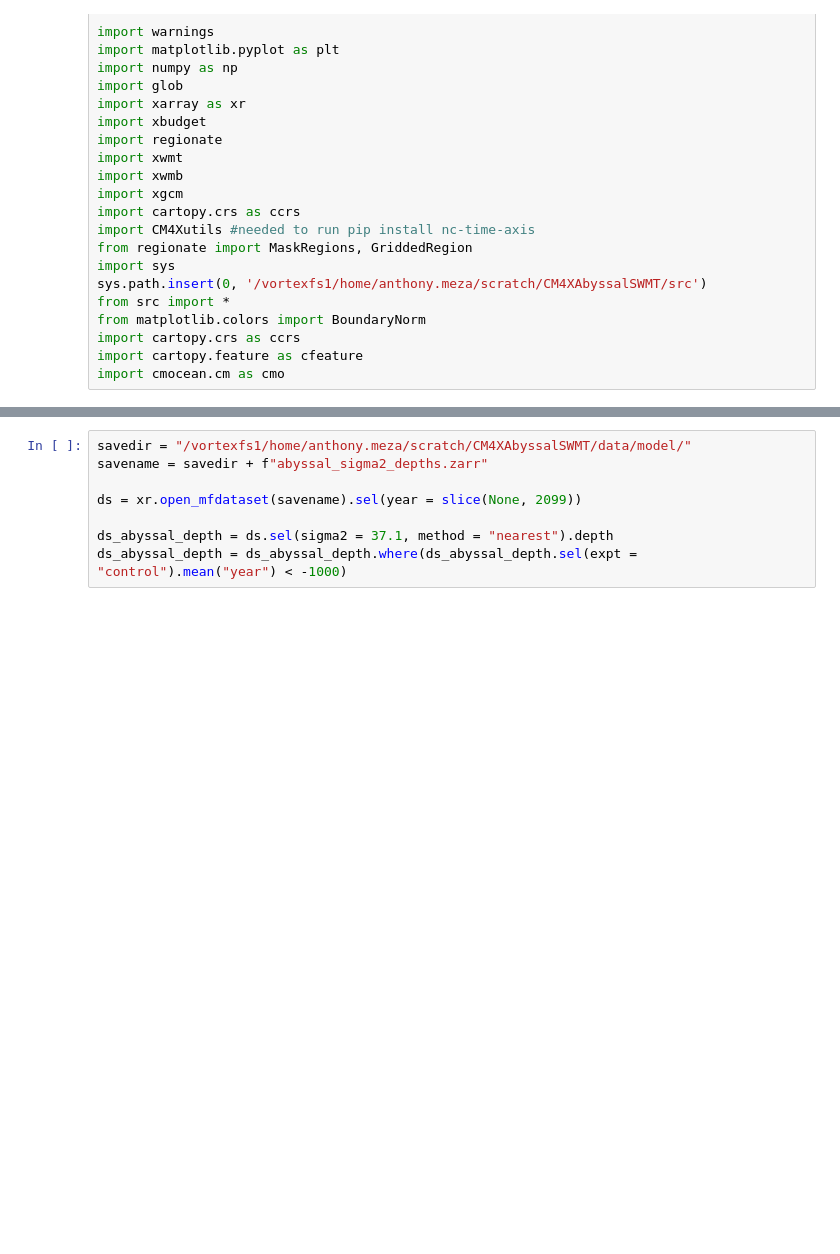
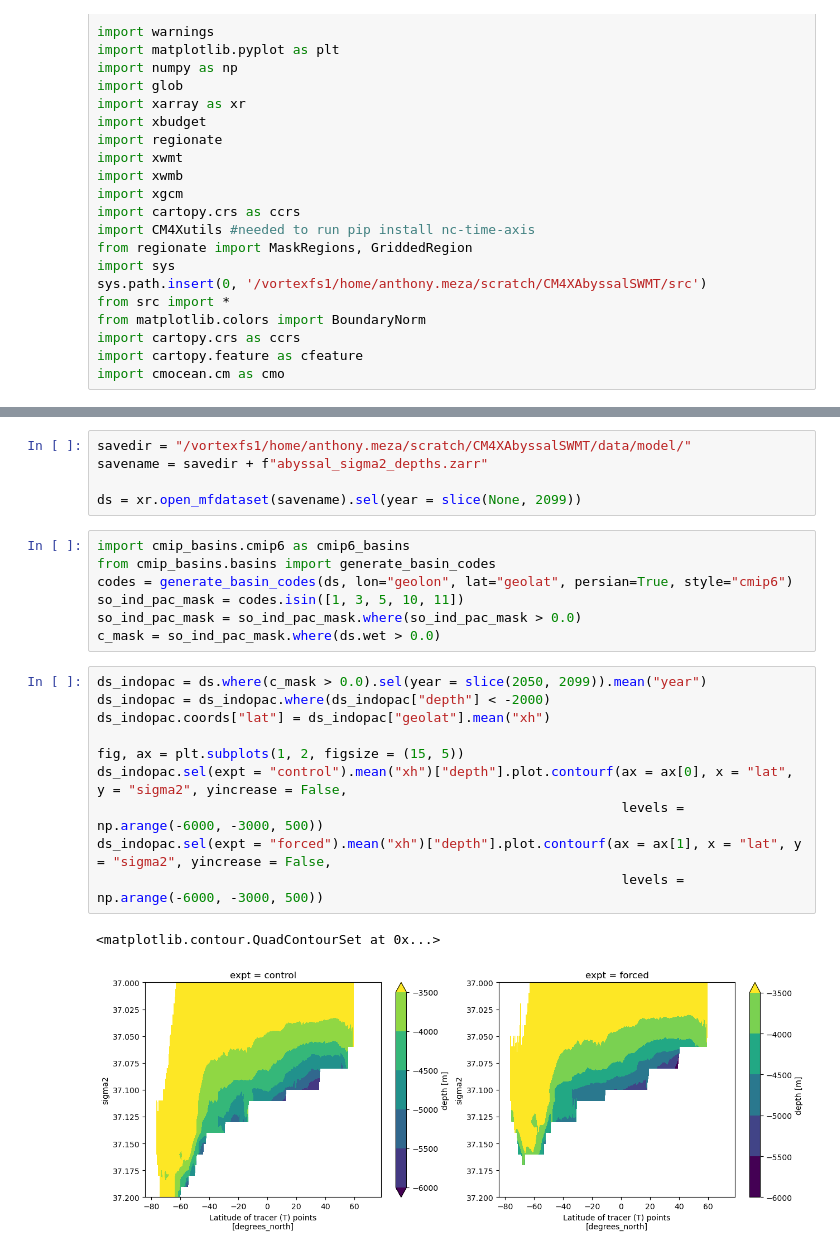
Before and after one commit to anthony-meza/CM4XAbyssalSWMT, a Jupyter notebook: notebooks/2p.plotting_IsopycnalDepth_divergence.ipynb, the cells around one changed output, grey strips where cells are left out. Drawn from its saved outputs; the diff is of its cells as text; blank space fills up the shorter version.

```diff
--- a/notebooks/2p.plotting_IsopycnalDepth_divergence.ipynb
+++ b/notebooks/2p.plotting_IsopycnalDepth_divergence.ipynb
@@ -48,8 +48,25 @@ new dependencies: frozenset({('getitem-mean_chunk-open_dataset-depth-mean_combin
-# %%
-savedir = "/vortexfs1/home/anthony.meza/scratch/CM4XAbyssalSWMT/data/model/"
-savename = savedir + f"abyssal_sigma2_depths.zarr"
-
-ds = xr.open_mfdataset(savename).sel(year = slice(None, 2099))
-
-ds_abyssal_depth = ds.sel(sigma2 = 37.1, method = "nearest").depth
-ds_abyssal_depth = ds_abyssal_depth.where(ds_abyssal_depth.sel(expt = "control").mean("year") < -1000)
+# %%
+savedir = "/vortexfs1/home/anthony.meza/scratch/CM4XAbyssalSWMT/data/model/"
+savename = savedir + f"abyssal_sigma2_depths.zarr"
+
+ds = xr.open_mfdataset(savename).sel(year = slice(None, 2099))
+# %%
+import cmip_basins.cmip6 as cmip6_basins
+from cmip_basins.basins import generate_basin_codes
+codes = generate_basin_codes(ds, lon="geolon", lat="geolat", persian=True, style="cmip6")
+so_ind_pac_mask = codes.isin([1, 3, 5, 10, 11])
+so_ind_pac_mask = so_ind_pac_mask.where(so_ind_pac_mask > 0.0)
+c_mask = so_ind_pac_mask.where(ds.wet > 0.0)
+# %%
+ds_indopac = ds.where(c_mask > 0.0).sel(year = slice(2050, 2099)).mean("year")
+ds_indopac = ds_indopac.where(ds_indopac["depth"] < -2000)
+ds_indopac.coords["lat"] = ds_indopac["geolat"].mean("xh")
+
+fig, ax = plt.subplots(1, 2, figsize = (15, 5))
+ds_indopac.sel(expt = "control").mean("xh")["depth"].plot.contourf(ax = ax[0], x = "lat", y = "sigma2", yincrease = False,
+                                                                   levels = np.arange(-6000, -3000, 500))
+ds_indopac.sel(expt = "forced").mean("xh")["depth"].plot.contourf(ax = ax[1], x = "lat", y = "sigma2", yincrease = False,
+                                                                   levels = np.arange(-6000, -3000, 500))
+# %% [output]
+<matplotlib.contour.QuadContourSet at 0x...>
+[figure, added]
```
Also changed, not shown: parts of 10 cells of this notebook, 14 other files.
